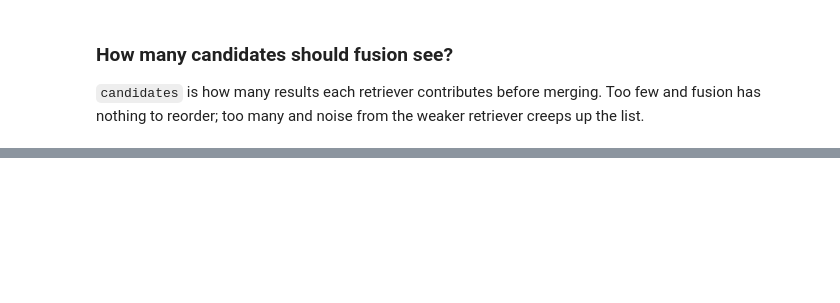
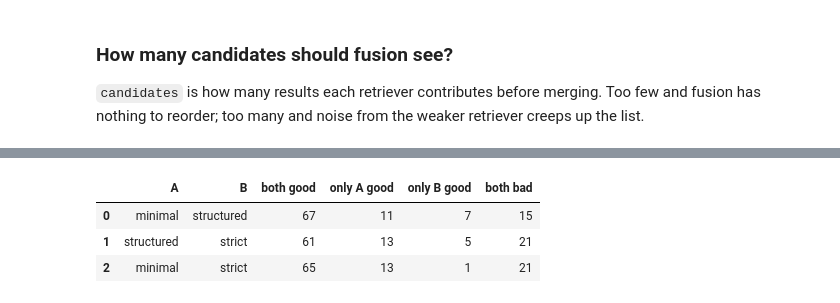
Before and after one commit to marat-biriushev/llm-zoomcamp-project, a Jupyter notebook: rag.ipynb, the cells around one changed output, grey strips where cells are left out. Drawn from its saved outputs; the diff is of its cells as text; code cells hidden in the pictures; blank space fills up the shorter version.

```diff
--- a/rag.ipynb
+++ b/rag.ipynb
@@ -1033,0 +1352,14 @@ pd.DataFrame(rows)
+# %%
+judgements = {}
+judge_usages = []
+
+for name, answers in answers_by_prompt.items():
+    print(name)
+
+    with ThreadPoolExecutor(max_workers=MAX_WORKERS) as pool:
+        results = map_progress(pool, answers, judge_record)
+
+    judgements[name] = [r for r, _ in results]
+    judge_usages.extend(u for _, u in results)
+
+print('judging cost:', calc_total_price(judge_usages))
@@ -1033,0 +1435,40 @@ pd.DataFrame(rows)
+# %%
+def paired_comparison(name_a, name_b, key='score'):
+    a = {r['question']: r for r in judgements[name_a]}
+    b = {r['question']: r for r in judgements[name_b]}
+
+    a_only = b_only = both = neither = 0
+
+    for question in a:
+        good_a = a[question]['score'] == 'good'
+        good_b = b[question]['score'] == 'good'
+
+        if good_a and good_b:
+            both += 1
+        elif good_a:
+            a_only += 1
+        elif good_b:
+            b_only += 1
+        else:
+            neither += 1
+
+    return {
+        'A': name_a,
+        'B': name_b,
+        'both good': both,
+        'only A good': a_only,
+        'only B good': b_only,
+        'both bad': neither,
+    }
+
+
+pd.DataFrame([
+    paired_comparison('minimal', 'structured'),
+    paired_comparison('structured', 'strict'),
+    paired_comparison('minimal', 'strict'),
+])
+# %% [output]
+|  | A | B | both good | only A good | only B good | both bad |
+| 0 | minimal | structured | 67 | 11 | 7 | 15 |
+| 1 | structured | strict | 61 | 13 | 5 | 21 |
+| 2 | minimal | strict | 65 | 13 | 1 | 21 |
```
Also changed, not shown: parts of 42 cells of this notebook, 7 other files.
